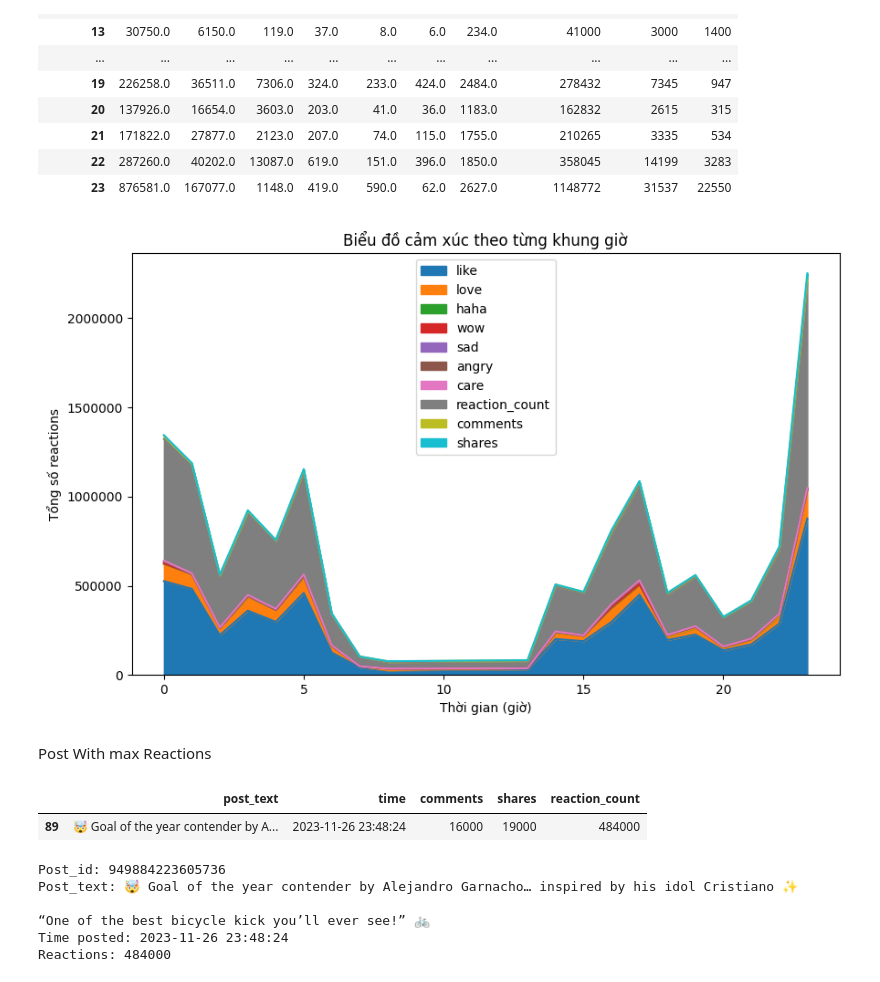
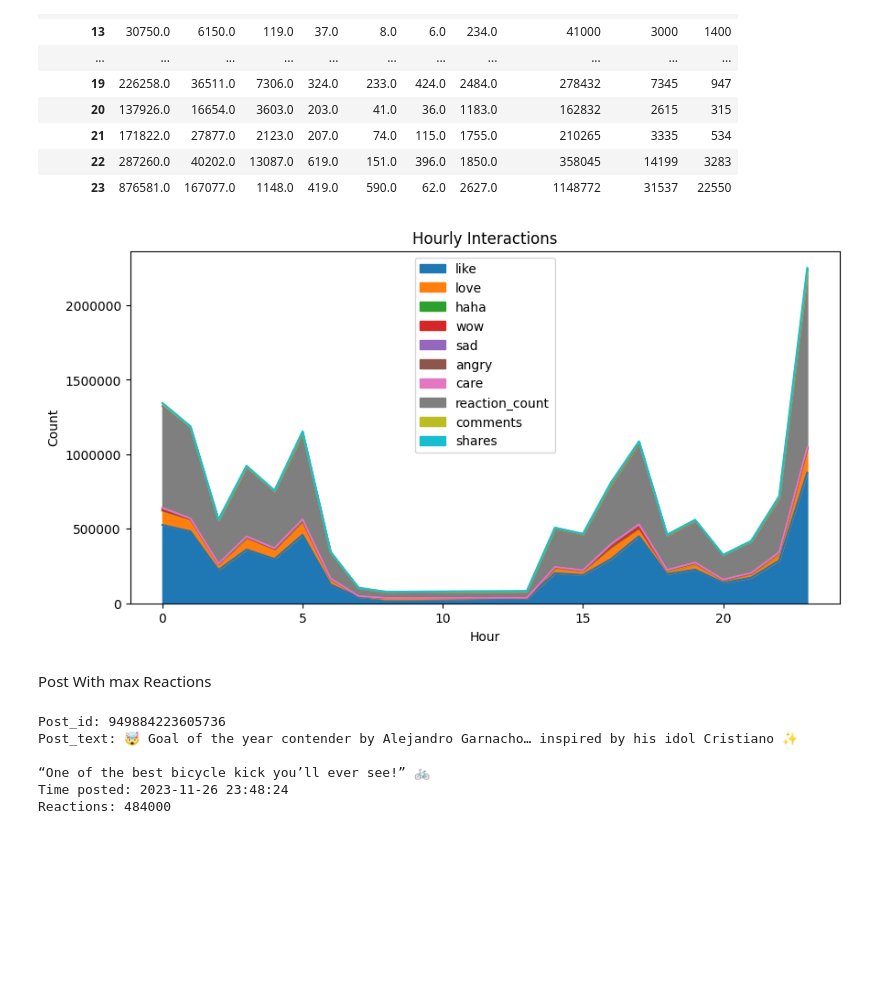
Before and after one commit to phulocnguyen/Facebook-Data-Analysis, a Jupyter notebook: Data Analysis.ipynb, the cells around one changed output. Saved outputs shown, nothing was run; the diff lists cells and outputs as text; code cells hidden in the pictures; blank space fills up the shorter version.

```diff
--- a/Data Analysis.ipynb
+++ b/Data Analysis.ipynb
@@ -45,3 +45,14 @@ Data columns (total 51 columns):
  50  fetched_time                   73 non-null     object
 dtypes: bool(3), float64(17), int64(8), object(23)
 memory usage: 45.5+ KB
+# %%
+drop_cols = []
+for col in raw_df.columns:
+    missing_data = raw_df[col].isna().sum()
+    missing_ratio = missing_data / raw_df.shape[0]
+    if missing_ratio > 0.75:
+        drop_cols.append(col)
+
+raw_df.drop(columns=drop_cols, inplace=True)
+
+raw_df.shape
@@ -71,3 +74,5 @@ raw_df.tail(5)
+# %%
+raw_df = raw_df.drop_duplicates()
 # %%
 raw_df['time'] = pd.to_datetime(raw_df['time'])
 # %%
@@ -423,26 +424,21 @@ df_hour_reactions
 | 22 | 287260.0 | 40202.0 | 13087.0 | 619.0 | 151.0 | 396.0 | 1850.0 | 358045 | 14199 | 3283 |
 | 23 | 876581.0 | 167077.0 | 1148.0 | 419.0 | 590.0 | 62.0 | 2627.0 | 1148772 | 31537 | 22550 |
 # %%
-fig, ax = plt.subplots(figsize=(10, 6))
+fig, ax = plt.subplots(figsize=(10, 5))
 
 df_hour_reactions.plot(kind='area', ax=ax)
 
 ax.get_yaxis().get_major_formatter().set_scientific(False)
 
-plt.title('Biểu đồ cảm xúc theo từng khung giờ')
-plt.xlabel('Thời gian (giờ)')
-plt.ylabel('Tổng số reactions')
+plt.title('Hourly Interactions')
+plt.xlabel('Hour')
+plt.ylabel('Count')
 
 plt.show()
 # %% [output]
-[figure, old version]
+[figure, new version]
 # %% [markdown]
 Post With max Reactions
-# %%
-df_reactions[['post_text','time','comments','shares','reaction_count']].loc[df_reactions['reaction_count'] == df_reactions['reaction_count'].max()]
-# %% [output]
-|  | post_text | time | comments | shares | reaction_count |
-| 89 | 🤯 Goal of the year contender by A... | 2023-11-26 23:48:24 | 16000 | 19000 | 484000 |
 # %%
 max_reactions = raw_df.iloc[raw_df["reaction_count"].idxmax()]
 
```
Also changed, not shown: parts of 18 cells of this notebook, 4 other files.
